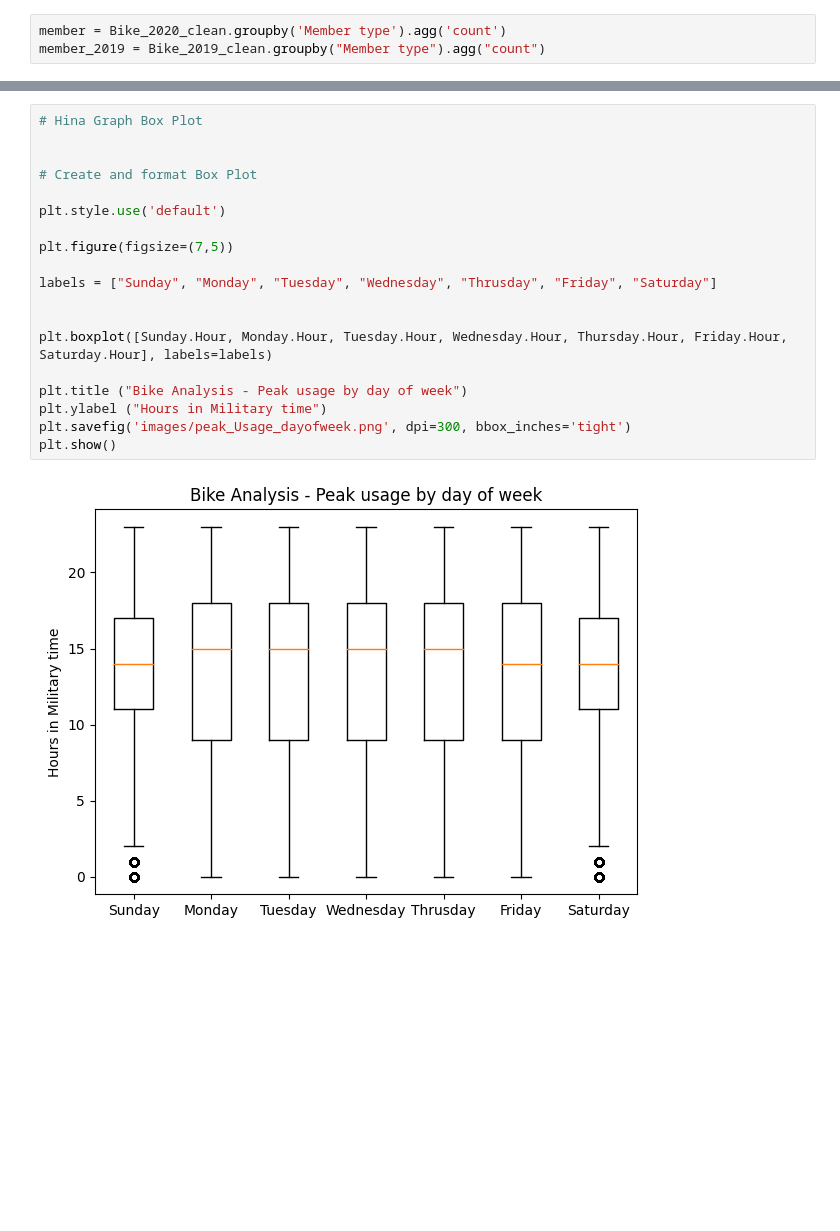
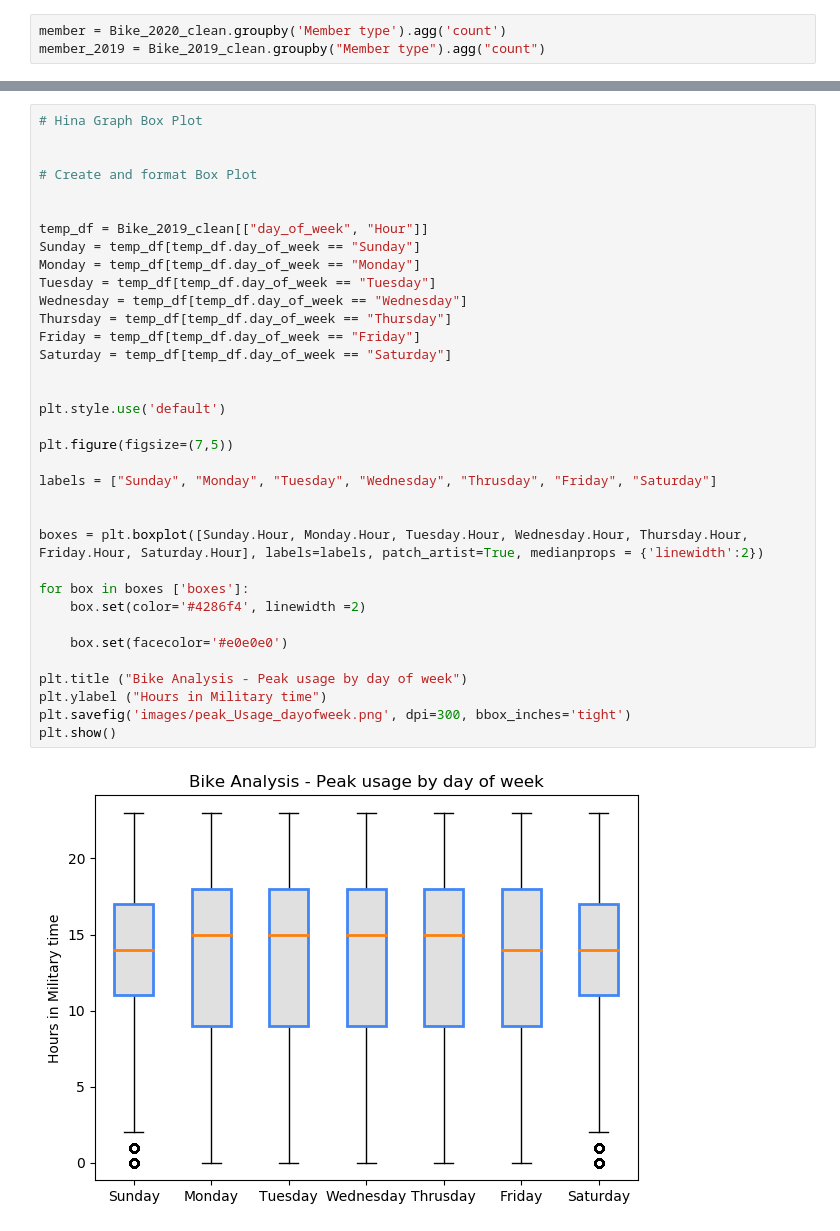
Before and after one commit to gportes24/German-s-Group-Project, a Jupyter notebook: BikeShare_Project.ipynb, the cells around one changed output, grey strips where cells are left out. Cells and saved outputs as stored; diff of their text form; blank space fills up the shorter version.

```diff
--- a/BikeShare_Project.ipynb
+++ b/BikeShare_Project.ipynb
@@ -174,21 +204,37 @@ Saturday = temp_df[temp_df.day_of_week == "Saturday"]
 # %%
 # Hina Graph Box Plot
 
 
 # Create and format Box Plot
+
+
+temp_df = Bike_2019_clean[["day_of_week", "Hour"]]
+Sunday = temp_df[temp_df.day_of_week == "Sunday"]
+Monday = temp_df[temp_df.day_of_week == "Monday"]
+Tuesday = temp_df[temp_df.day_of_week == "Tuesday"]
+Wednesday = temp_df[temp_df.day_of_week == "Wednesday"]
+Thursday = temp_df[temp_df.day_of_week == "Thursday"]
+Friday = temp_df[temp_df.day_of_week == "Friday"]
+Saturday = temp_df[temp_df.day_of_week == "Saturday"]
+
 
 plt.style.use('default')
 
 plt.figure(figsize=(7,5))
 
 labels = ["Sunday", "Monday", "Tuesday", "Wednesday", "Thrusday", "Friday", "Saturday"]
 
 
-plt.boxplot([Sunday.Hour, Monday.Hour, Tuesday.Hour, Wednesday.Hour, Thursday.Hour, Friday.Hour, Saturday.Hour], labels=labels)
+boxes = plt.boxplot([Sunday.Hour, Monday.Hour, Tuesday.Hour, Wednesday.Hour, Thursday.Hour, Friday.Hour, Saturday.Hour], labels=labels, patch_artist=True, medianprops = {'linewidth':2})
+
+for box in boxes ['boxes']:
+    box.set(color='#4286f4', linewidth =2)
+
+    box.set(facecolor='#e0e0e0')
 
 plt.title ("Bike Analysis - Peak usage by day of week")
 plt.ylabel ("Hours in Military time")
 plt.savefig('images/peak_Usage_dayofweek.png', dpi=300, bbox_inches='tight')
 plt.show()
 # %% [output]
-[figure, old version]
+[figure, new version]
```
Also changed, not shown: parts of 9 cells of this notebook, 11 other files.
